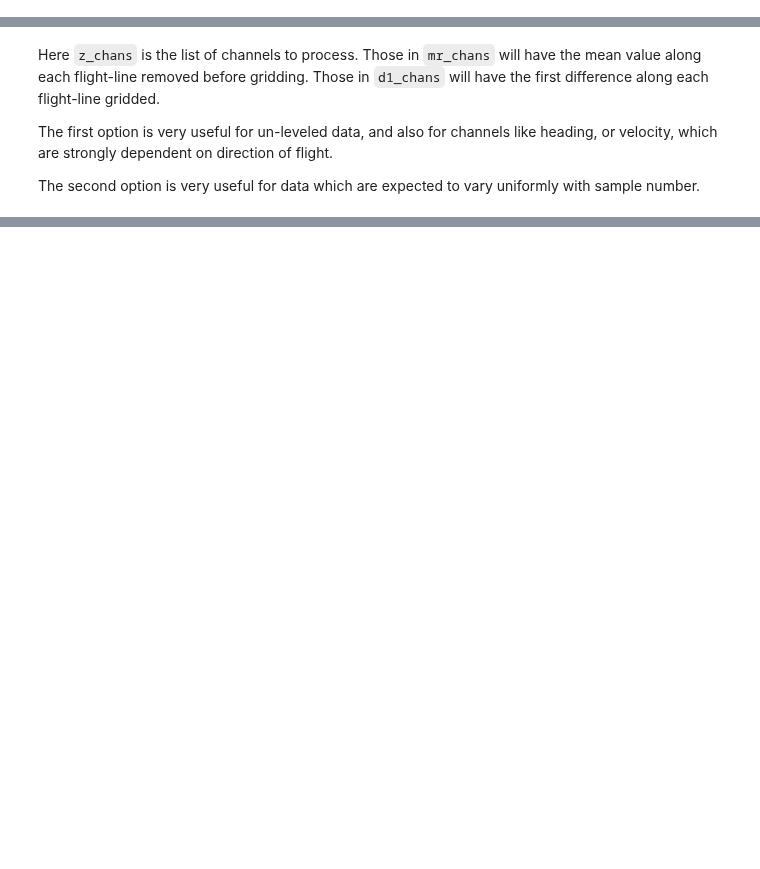
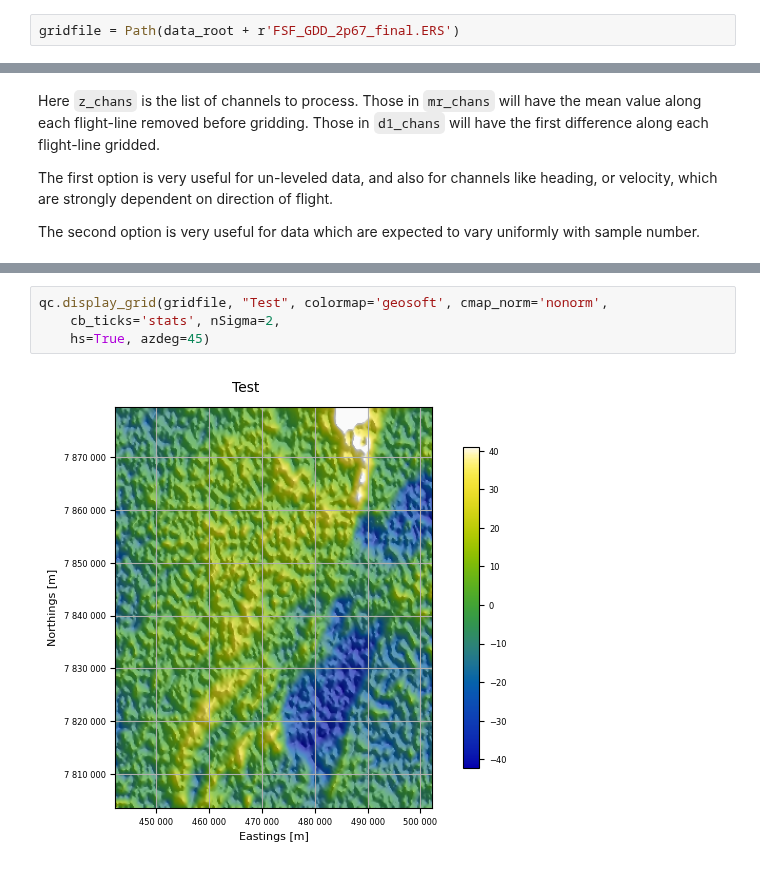
Before and after one commit to GeoscienceAustralia/galileoQC, a Jupyter notebook: docs/source/tutorials/Grid_Imaging.ipynb, the cells around one changed output, grey strips where cells are left out. Cells and saved outputs as stored; diff of their text form; blank space fills up the shorter version.

```diff
--- a/docs/source/tutorials/Grid_Imaging.ipynb
+++ b/docs/source/tutorials/Grid_Imaging.ipynb
@@ -32,5 +31,7 @@ qc.checkErsHeaders(Path(data_root))
 ___
 # %% [markdown]
 The **`imageAllInDir`** function images all `.ERS` grids found in the given directory, using the file name as the plot title. The images use the default color look up table and are shaded. This allows a very quick check that all the grids look okay.
+# %%
+gridfile = Path(data_root + r'FSF_GDD_2p67_final.ERS')
 # %%
 qc.imageAllInDir(Path(data_root))
@@ -61,0 +131,6 @@ qc.grid_n_image(vintonHDF_file, z_chans, 200.0, mr_chans=mr_chans, d1_chans=d1_c
+# %%
+qc.display_grid(gridfile, "Test", colormap='geosoft', cmap_norm='nonorm',
+    cb_ticks='stats', nSigma=2,
+    hs=True, azdeg=45)
+# %% [output]
+[figure, added]
```
Also changed, not shown: parts of 4 cells of this notebook, 24 other files.
